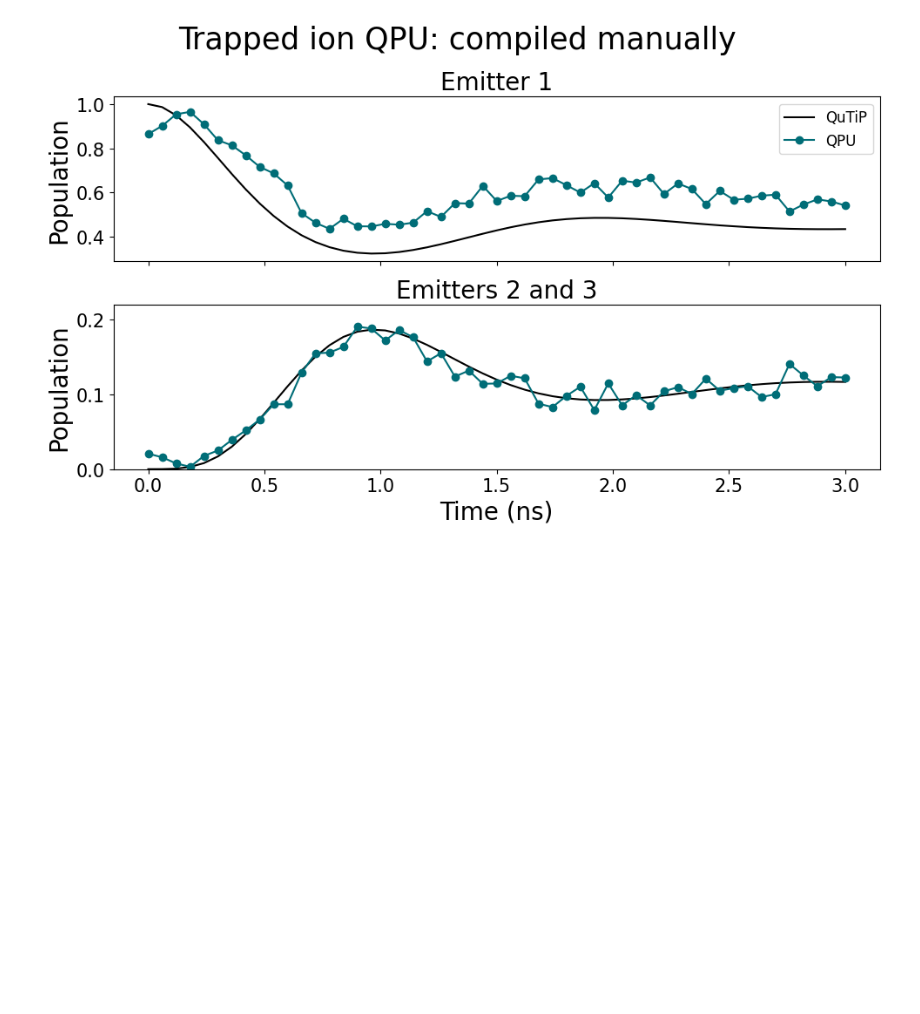
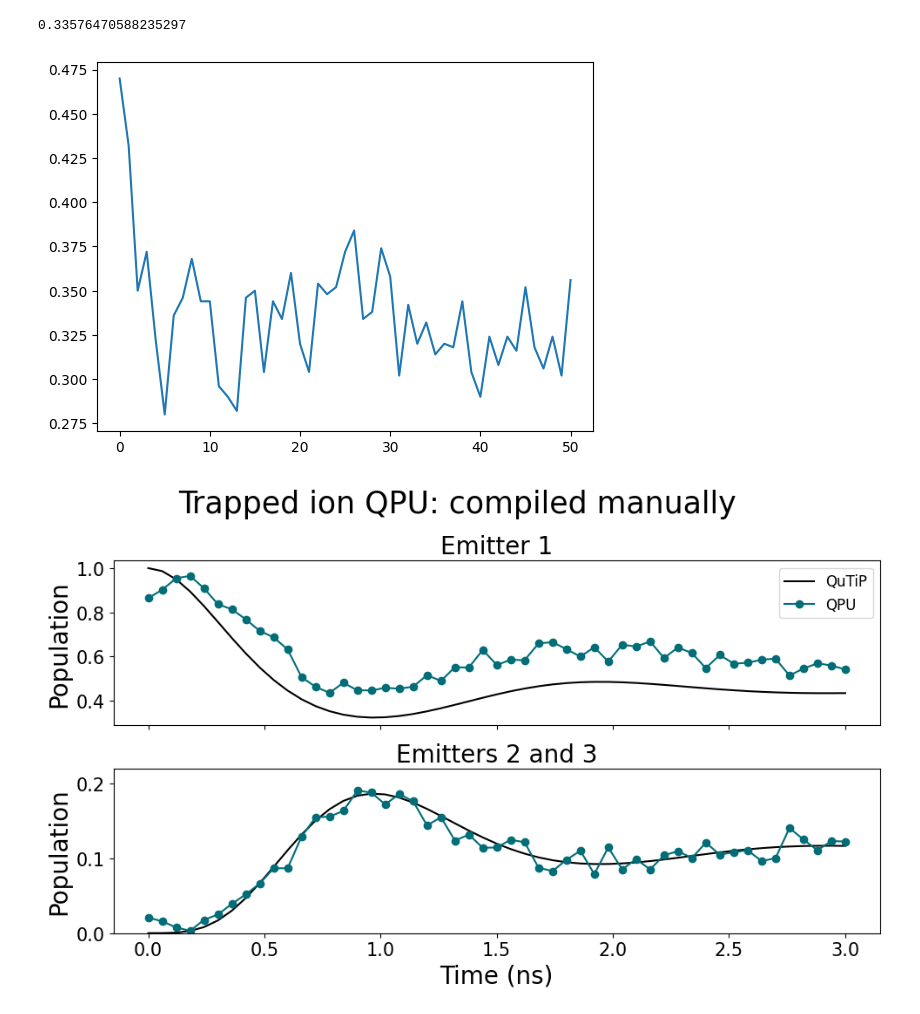
Before and after one commit to radulaski/CQED_quantum_simulation, a Jupyter notebook: notebooks/QSCOUT_manually_compiled.ipynb, the cells around one changed output. Saved outputs shown, nothing was run; the diff lists cells and outputs as text; code cells hidden in the pictures; blank space fills up the shorter version.

Commit message:
Compute discarded shots in the QSCOUT runs

```diff
--- a/notebooks/QSCOUT_manually_compiled.ipynb
+++ b/notebooks/QSCOUT_manually_compiled.ipynb
@@ -31,6 +31,12 @@ qscout_results = pd.DataFrame.from_dict(data)
 qscout_results_normed = qscout_results.copy()
 qscout_results_normed[['1000', '0100', '0010', '0001']] = qscout_results_normed[['1000', '0100', '0010', '0001']].divide(qscout_results_normed[['1000', '0100', '0010', '0001']].sum(axis=1), axis=0)
 qscout_results_normed['avg_1000_0100'] = qscout_results_normed[['1000', '0100']].mean(axis=1)
+# %%
+plt.plot((1 - qscout_results[['1000', '0100', '0010', '0001']].sum(axis=1)).tolist())
+(1 - qscout_results[['1000', '0100', '0010', '0001']].sum(axis=1)).mean()
+# %% [output]
+0.33576470588235297
+[figure, added]
 # %%
 N = 3
 g = 2
```
Also changed, not shown: 2 other files.
